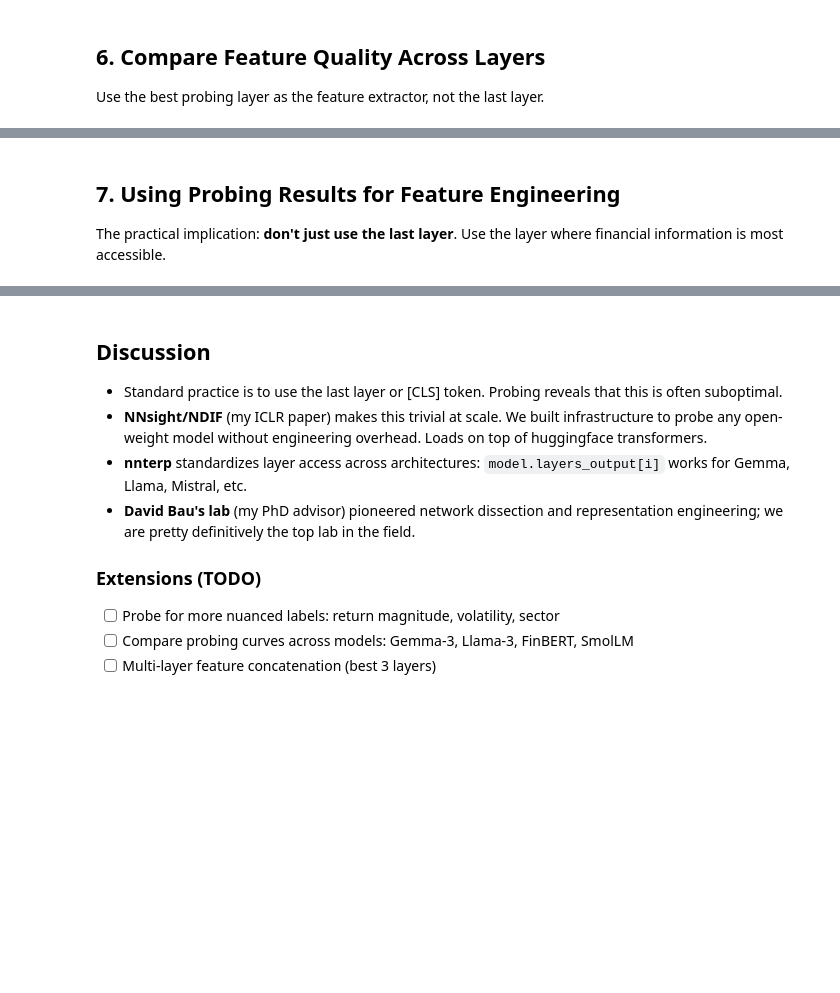
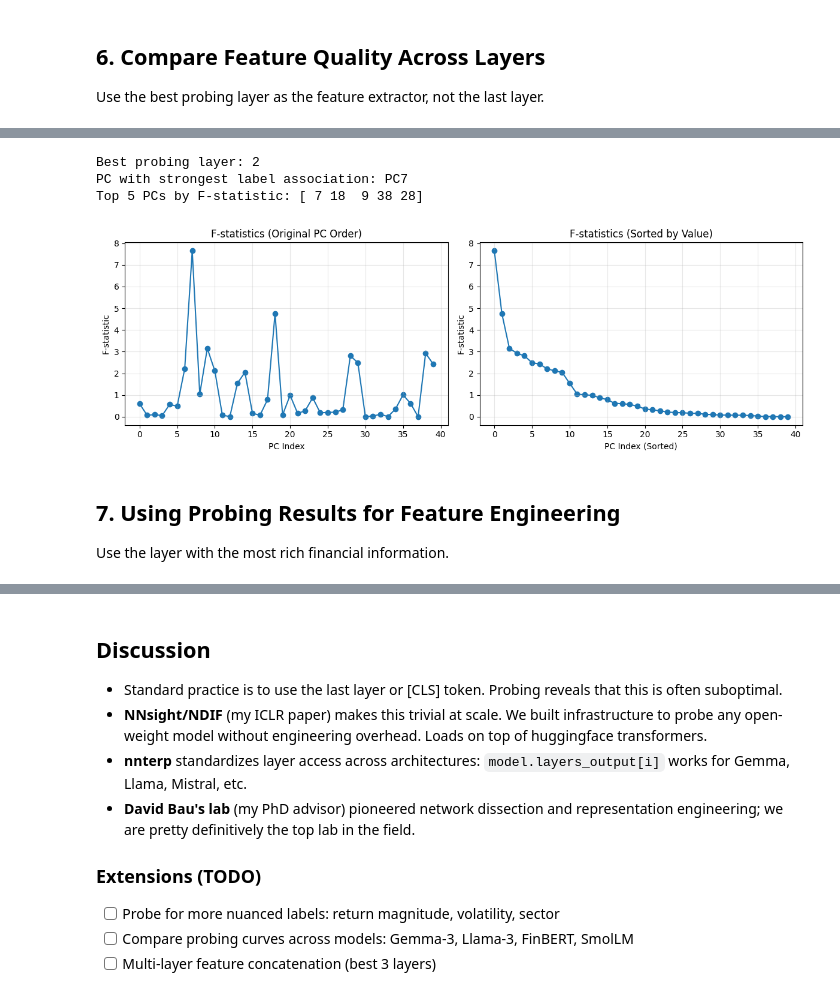
Before and after one commit to loftusa/TorchLeet, a Jupyter notebook: numerai/06-LLM-Probing-Financial-Signals/llm-probing-finance-Question.ipynb, the cells around one changed output, grey strips where cells are left out. Drawn from its saved outputs; the diff is of its cells as text; code cells hidden in the pictures; blank space fills up the shorter version.

```diff
--- a/numerai/06-LLM-Probing-Financial-Signals/llm-probing-finance-Question.ipynb
+++ b/numerai/06-LLM-Probing-Financial-Signals/llm-probing-finance-Question.ipynb
@@ -277,4 +352,56 @@ Use the best probing layer as the feature extractor, not the last layer.
+# %%
+from scipy.stats import f_oneway
+from sklearn.decomposition import PCA
+
+
+def pc_label_association(X, labels):
+    """Compute F-statistic for each PC vs label grouping."""
+    unique_labels = list(set(labels))
+    f_stats = []
+    for pc_idx in range(X.shape[1]):
+        groups = [X[np.array(labels) == l, pc_idx] for l in unique_labels]
+        f_stat, p_val = f_oneway(*groups)
+        f_stats.append(f_stat)
+    return np.array(f_stats)
+
+
+# Apply PCA to best probing layer's hidden states
+best_layer_hidden = out_dct_base[int(best_layer_idx)]
+d = min(best_layer_hidden.shape)
+pca_full = PCA(n_components=d)
+X_all_pcs = pca_full.fit_transform(best_layer_hidden)
+
+f_stats = pc_label_association(X_all_pcs, labels)
+pca_indices = np.argsort(f_stats)[::-1]
+
+print(f"Best probing layer: {int(best_layer_idx)}")
+print(f"PC with strongest label association: PC{np.argmax(f_stats)}")
+print(f"Top 5 PCs by F-statistic: {pca_indices[:5]}")
+
+fig, axes = plt.subplots(1, 2, figsize=(12, 4))
+
+axes[0].plot(np.arange(len(f_stats)), f_stats)
+axes[0].scatter(np.arange(len(f_stats)), f_stats)
+axes[0].set_title("F-statistics (Original PC Order)")
+axes[0].set_xlabel("PC Index")
+axes[0].set_ylabel("F-statistic")
+axes[0].grid(True, alpha=0.3)
+
+axes[1].plot(np.arange(len(f_stats)), f_stats[pca_indices])
+axes[1].scatter(np.arange(len(f_stats)), f_stats[pca_indices])
+axes[1].set_title("F-statistics (Sorted by Value)")
+axes[1].set_xlabel("PC Index (Sorted)")
+axes[1].set_ylabel("F-statistic")
+axes[1].grid(True, alpha=0.3)
+
+plt.tight_layout()
+plt.show()
+# %% [output]
+Best probing layer: 2
+PC with strongest label association: PC7
+Top 5 PCs by F-statistic: [ 7 18  9 38 28]
+[figure, added]
 # %% [markdown]
 ## 7. Using Probing Results for Feature Engineering
 
-The practical implication: **don't just use the last layer**. Use the layer where financial information is most accessible.
+Use the layer with the most rich financial information.
```
Also changed, not shown: parts of 8 cells of this notebook, 1 other file.
